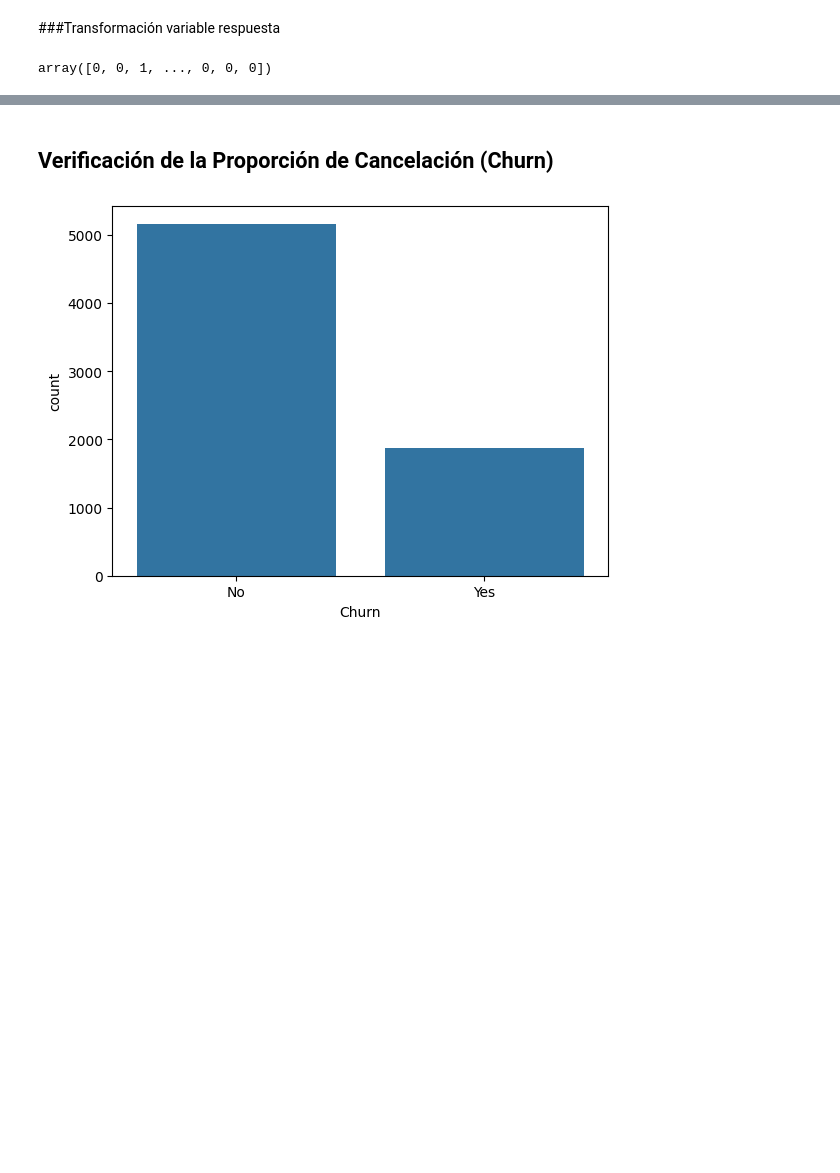
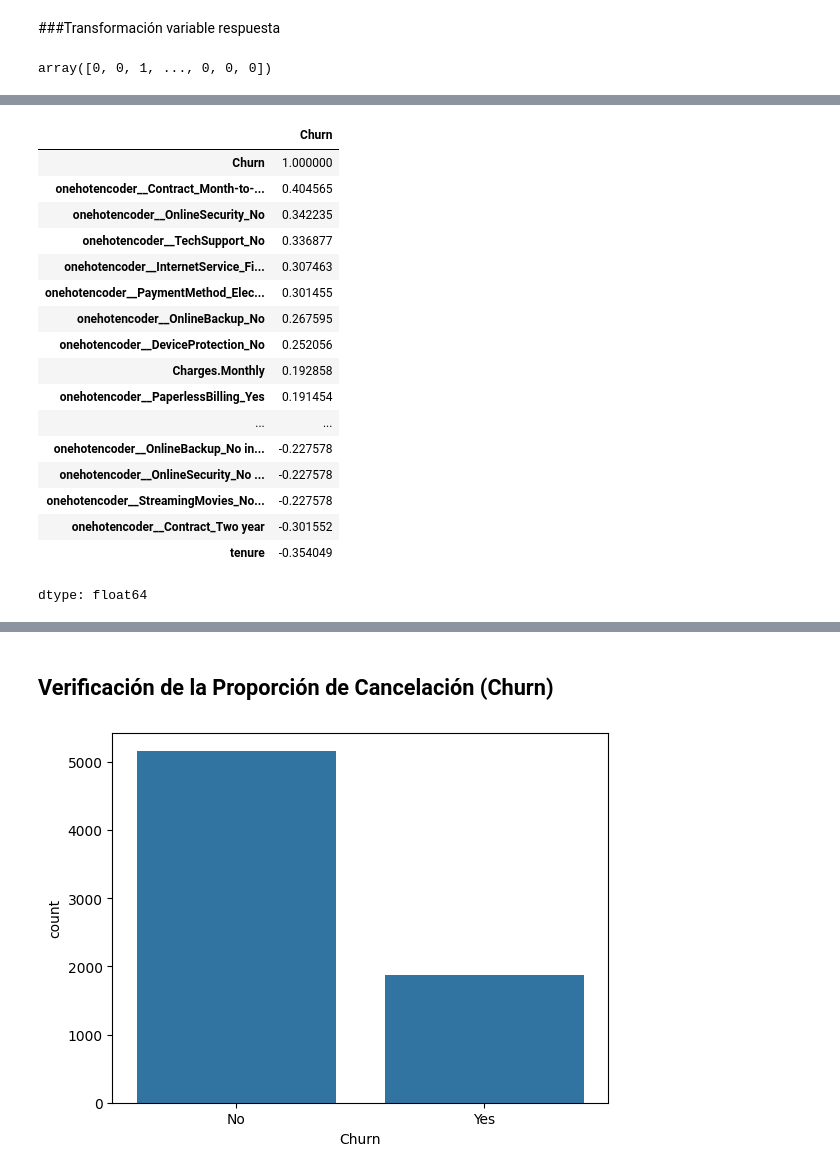
Before and after one commit to Cristiand056/TelecomX_parte2_Latam, a Jupyter notebook: TelecomX_parte2_Latam.ipynb, the cells around one changed output, grey strips where cells are left out. Saved outputs shown, nothing was run; the diff lists cells and outputs as text; code cells hidden in the pictures; blank space fills up the shorter version.

```diff
--- a/TelecomX_parte2_Latam.ipynb
+++ b/TelecomX_parte2_Latam.ipynb
@@ -165,3 +165,5 @@ y = label_encoder.fit_transform(y)
 y
 # %% [output]
 array([0, 0, 1, ..., 0, 0, 0])
+# %%
+y_n = pd.DataFrame(y, columns=['Churn'])
@@ -167,0 +208,22 @@ array([0, 0, 1, ..., 0, 0, 0])
+# %%
+corr = datos_procesados.corr()
+corr['Churn'].sort_values(ascending=False)
+# %% [output]
+|  | Churn |
+| Churn | 1.000000 |
+| onehotencoder__Contract_Month-to-... | 0.404565 |
+| onehotencoder__OnlineSecurity_No | 0.342235 |
+| onehotencoder__TechSupport_No | 0.336877 |
+| onehotencoder__InternetService_Fi... | 0.307463 |
+| onehotencoder__PaymentMethod_Elec... | 0.301455 |
+| onehotencoder__OnlineBackup_No | 0.267595 |
+| onehotencoder__DeviceProtection_No | 0.252056 |
+| Charges.Monthly | 0.192858 |
+| onehotencoder__PaperlessBilling_Yes | 0.191454 |
+| ... | ... |
+| onehotencoder__OnlineBackup_No in... | -0.227578 |
+| onehotencoder__OnlineSecurity_No ... | -0.227578 |
+| onehotencoder__StreamingMovies_No... | -0.227578 |
+| onehotencoder__Contract_Two year | -0.301552 |
+| tenure | -0.354049 |
+dtype: float64
```
Also changed, not shown: parts of 35 cells of this notebook.
